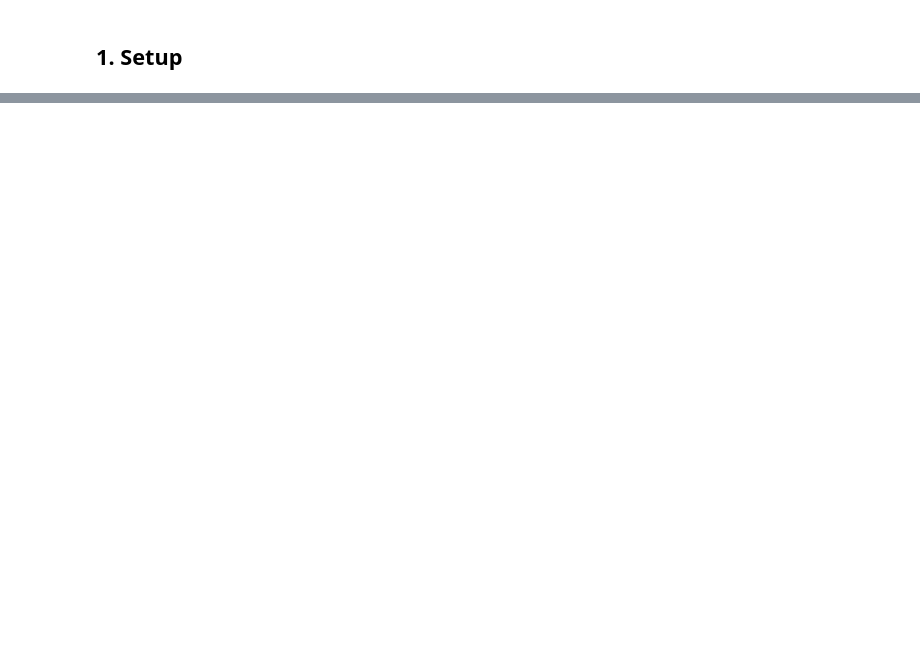
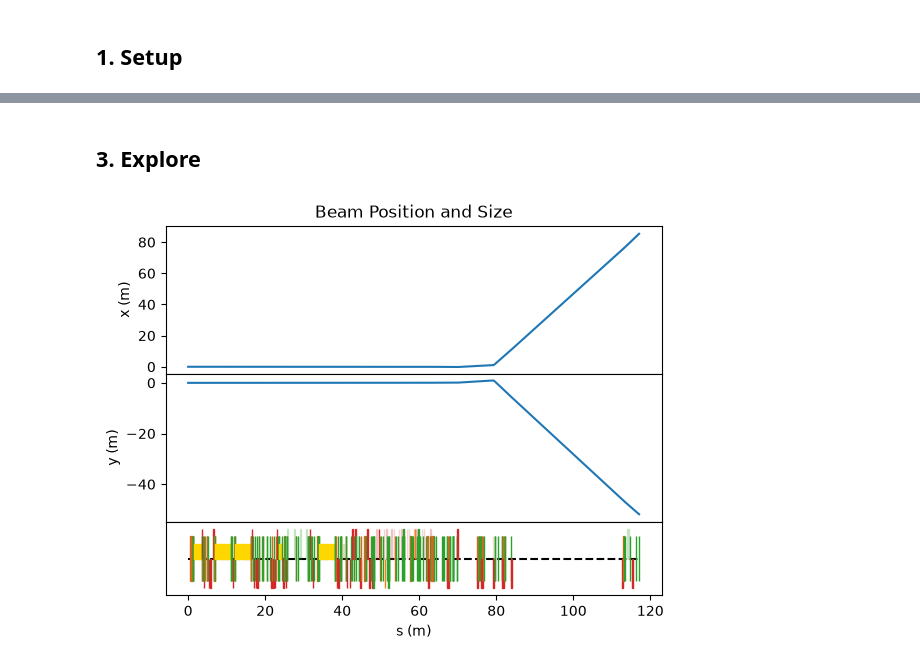
Before and after one commit to aghribi/artifact-hackathon-2026, a Jupyter notebook: challenges/optimisation/kickoff_notebook.ipynb, the cells around one changed output, grey strips where cells are left out. Saved outputs shown, nothing was run; the diff lists cells and outputs as text; code cells hidden in the pictures; blank space fills up the shorter version.

```diff
--- a/challenges/optimisation/kickoff_notebook.ipynb
+++ b/challenges/optimisation/kickoff_notebook.ipynb
@@ -433,0 +18,26 @@ settings, not necessarily here.
+# %%
+lattice = cheetah.Segment.from_lattice_json("data/clara/lattice_data/CLARA_cheetah.json").partition_at("cla_s01_sim_aper_01", mode="after")[-1]
+# %% [markdown]
+## 3. Explore
+# %%
+# Example beam
+beam = cheetah.ParticleBeam.from_parameters(
+            num_particles=int(1e6),
+            energy=torch.tensor(4.2e6),
+            mu_x=torch.tensor(0.0),
+            mu_px=torch.tensor(0.0),
+            mu_y=torch.tensor(0.0),
+            mu_py=torch.tensor(0.0),
+            sigma_x=torch.tensor(1e-5),
+            sigma_px=torch.tensor(1e-6),
+            sigma_y=torch.tensor(1e-5),
+            sigma_py=torch.tensor(1e-6),
+            sigma_tau=torch.tensor(1e-6),
+            sigma_p=torch.tensor(1e-4),
+            dtype=torch.float32,
+        )
+
+lattice.track(beam)
+_ = lattice.plot_overview(beam)
+# %% [output]
+[figure, added]
```
Also changed, not shown: parts of 27 cells of this notebook, 3 other files.
